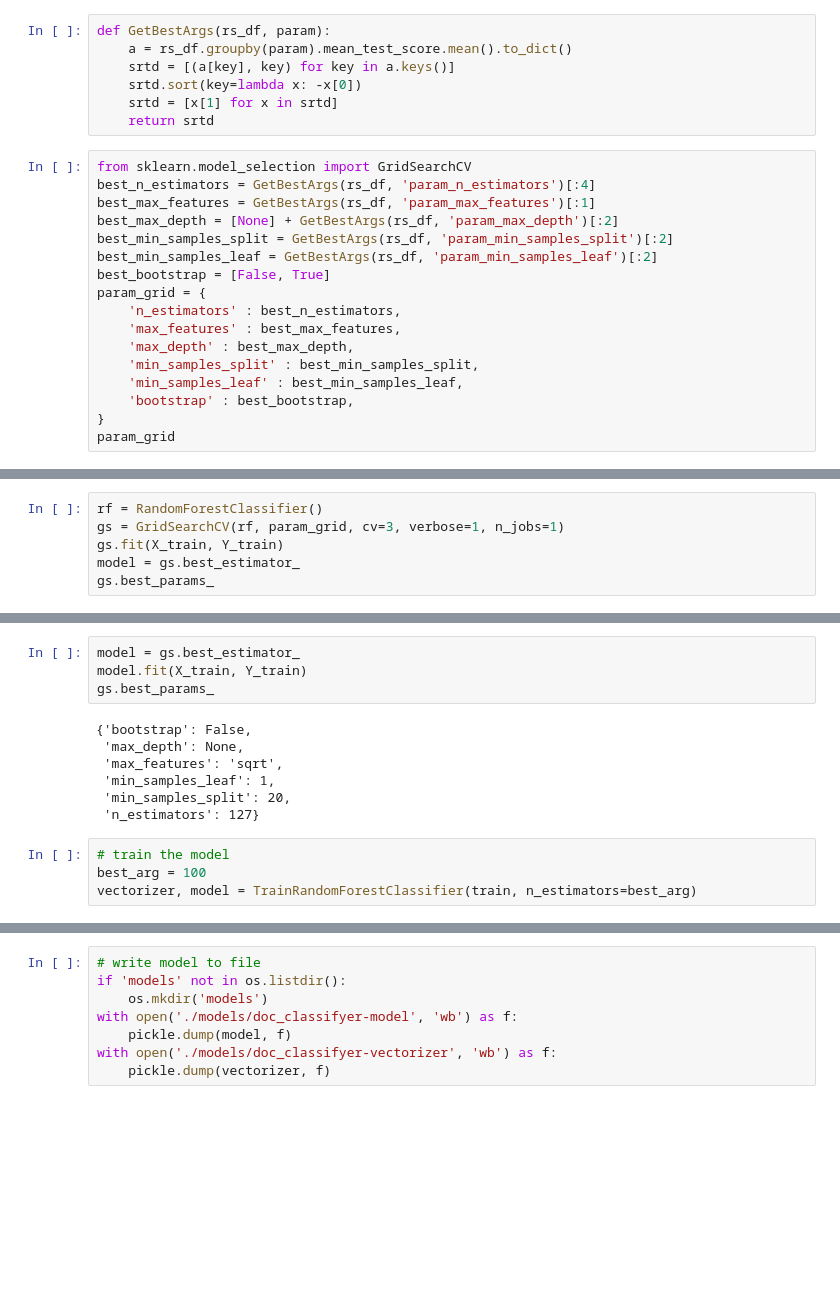
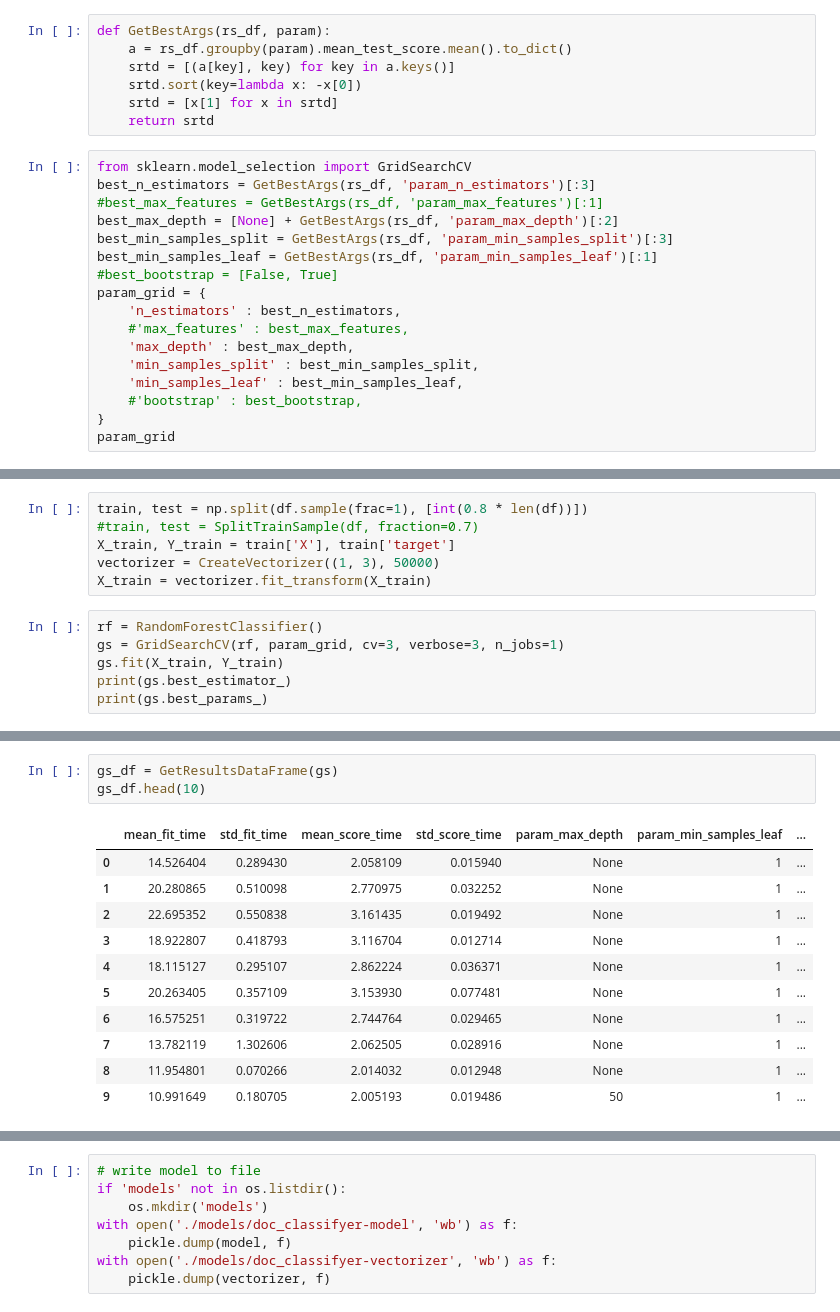
Before and after one commit to cherepasshka/document-classifier, a Jupyter notebook: DOCUMENT_CLASSIFIER.ipynb, the cells around one changed output, grey strips where cells are left out. Cells and saved outputs as stored; diff of their text form; blank space fills up the shorter version.

```diff
--- a/DOCUMENT_CLASSIFIER.ipynb
+++ b/DOCUMENT_CLASSIFIER.ipynb
@@ -309,19 +385,19 @@ def GetBestArgs(rs_df, param):
     return srtd
 # %%
 from sklearn.model_selection import GridSearchCV
-best_n_estimators = GetBestArgs(rs_df, 'param_n_estimators')[:4]
-best_max_features = GetBestArgs(rs_df, 'param_max_features')[:1]
+best_n_estimators = GetBestArgs(rs_df, 'param_n_estimators')[:3]
+#best_max_features = GetBestArgs(rs_df, 'param_max_features')[:1]
 best_max_depth = [None] + GetBestArgs(rs_df, 'param_max_depth')[:2]
-best_min_samples_split = GetBestArgs(rs_df, 'param_min_samples_split')[:2]
-best_min_samples_leaf = GetBestArgs(rs_df, 'param_min_samples_leaf')[:2]
-best_bootstrap = [False, True]
+best_min_samples_split = GetBestArgs(rs_df, 'param_min_samples_split')[:3]
+best_min_samples_leaf = GetBestArgs(rs_df, 'param_min_samples_leaf')[:1]
+#best_bootstrap = [False, True]
 param_grid = {
     'n_estimators' : best_n_estimators,
-    'max_features' : best_max_features,
+    #'max_features' : best_max_features,
     'max_depth' : best_max_depth,
     'min_samples_split' : best_min_samples_split,
     'min_samples_leaf' : best_min_samples_leaf,
-    'bootstrap' : best_bootstrap,
+    #'bootstrap' : best_bootstrap,
 }
 param_grid
 # %% [output]
@@ -334,7 +408,13 @@ param_grid
+# %%
+train, test = np.split(df.sample(frac=1), [int(0.8 * len(df))])
+#train, test = SplitTrainSample(df, fraction=0.7)
+X_train, Y_train = train['X'], train['target']
+vectorizer = CreateVectorizer((1, 3), 50000)
+X_train = vectorizer.fit_transform(X_train)
 # %%
 rf = RandomForestClassifier()
-gs = GridSearchCV(rf, param_grid, cv=3, verbose=1, n_jobs=1)
+gs = GridSearchCV(rf, param_grid, cv=3, verbose=3, n_jobs=1)
 gs.fit(X_train, Y_train)
-model = gs.best_estimator_
-gs.best_params_
+print(gs.best_estimator_)
+print(gs.best_params_)
 # %% [output]
@@ -348,15 +439,15 @@ Fitting 3 folds for each of 96 candidates, totalling 288 fits
-# %%
-model = gs.best_estimator_
-model.fit(X_train, Y_train)
-gs.best_params_
-# %% [output]
-{'bootstrap': False,
- 'max_depth': None,
- 'max_features': 'sqrt',
- 'min_samples_leaf': 1,
- 'min_samples_split': 20,
- 'n_estimators': 127}
-# %%
-# train the model
-best_arg = 100
-vectorizer, model = TrainRandomForestClassifier(train, n_estimators=best_arg)
+# %%
+gs_df = GetResultsDataFrame(gs)
+gs_df.head(10)
+# %% [output]
+|  | mean_fit_time | std_fit_time | mean_score_time | std_score_time | param_max_depth | param_min_samples_leaf | ... |
+| 0 | 14.526404 | 0.289430 | 2.058109 | 0.015940 | None | 1 | ... |
+| 1 | 20.280865 | 0.510098 | 2.770975 | 0.032252 | None | 1 | ... |
+| 2 | 22.695352 | 0.550838 | 3.161435 | 0.019492 | None | 1 | ... |
+| 3 | 18.922807 | 0.418793 | 3.116704 | 0.012714 | None | 1 | ... |
+| 4 | 18.115127 | 0.295107 | 2.862224 | 0.036371 | None | 1 | ... |
+| 5 | 20.263405 | 0.357109 | 3.153930 | 0.077481 | None | 1 | ... |
+| 6 | 16.575251 | 0.319722 | 2.744764 | 0.029465 | None | 1 | ... |
+| 7 | 13.782119 | 1.302606 | 2.062505 | 0.028916 | None | 1 | ... |
+| 8 | 11.954801 | 0.070266 | 2.014032 | 0.012948 | None | 1 | ... |
+| 9 | 10.991649 | 0.180705 | 2.005193 | 0.019486 | 50 | 1 | ... |
```
Also changed, not shown: parts of 28 cells of this notebook.
